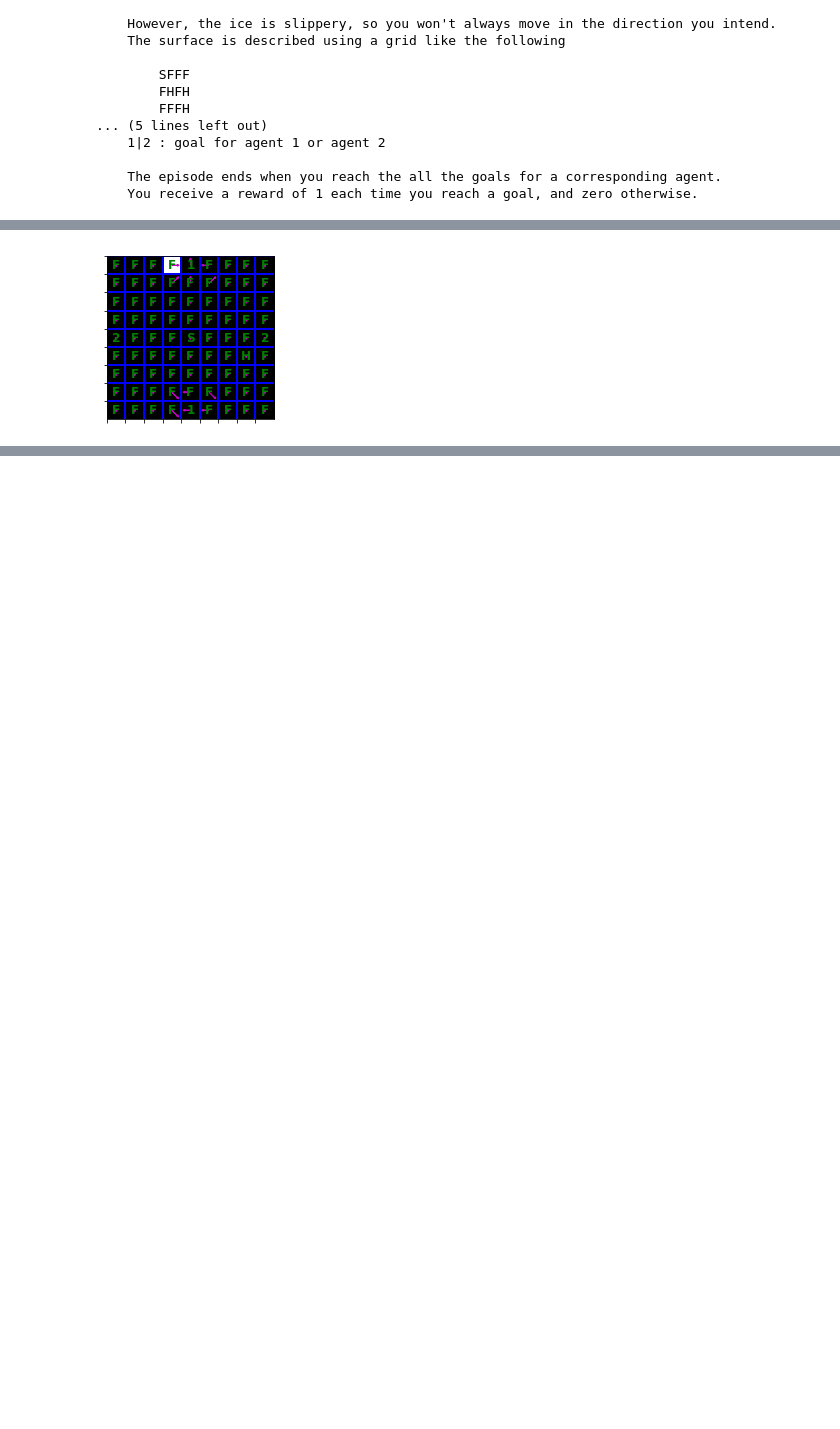
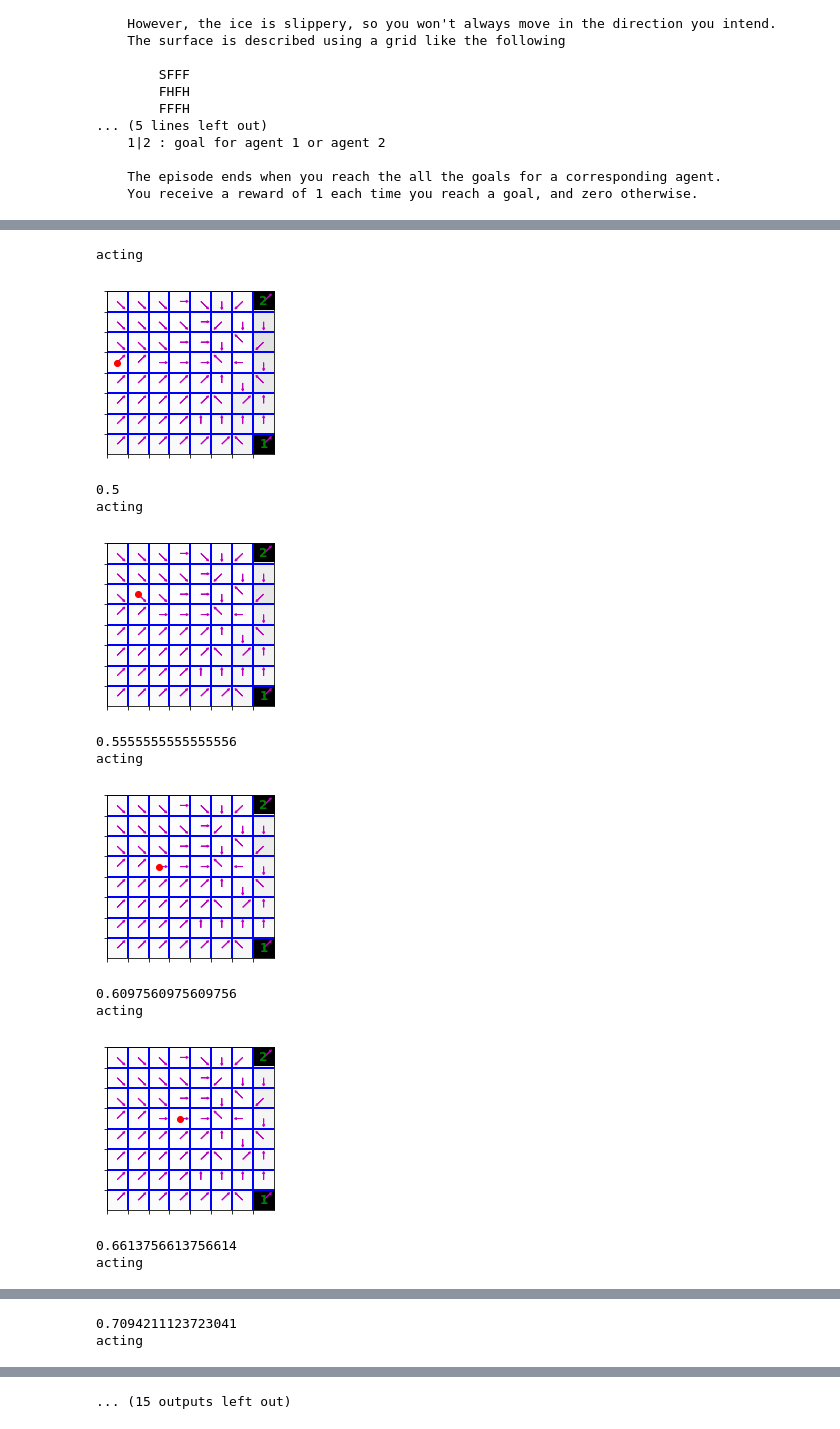
Before and after one commit to nishdesai/mixing_agent, a Jupyter notebook: Compromise.ipynb, the cells around one changed output, grey strips where cells are left out. Drawn from its saved outputs; the diff is of its cells as text; code cells hidden in the pictures; blank space fills up the shorter version.

Commit message:
implement pbvi

```diff
--- a/Compromise.ipynb
+++ b/Compromise.ipynb
@@ -225,8 +239,8 @@ def pbvi(mdp1, mdp2, initial_belief, num_points=100, num_iter=100, gamma=1.0):
 
     return support_vectors
 # %%
-mdp1 = MDP(FrozenLakeEnvSequentialMultigoal(goal=1, is_slippery=True))
-mdp2 = MDP(FrozenLakeEnvSequentialMultigoal(goal=2, is_slippery=False))
-initial_belief = Belief(40<<4, mdp1.nS, 0.5)
-support_vectors = pbvi(mdp1, mdp2, initial_belief, 500)
+mdp1 = MDP(FrozenLakeEnvSequentialMultigoal(goal=1, is_slippery=False))
+mdp2 = MDP(FrozenLakeEnvSequentialMultigoal(goal=2, is_slippery=True))
+initial_belief = Belief(24<<2, mdp1.nS, 0.5)
+support_vectors = pbvi(mdp1, mdp2, initial_belief, 400, num_iter=500)
 # %% [output]
@@ -250,3 +266,5 @@ len 139
+# %%
+support_vectors = pickle.load(open('support_vectors.pkl', 'rb'))
 # %%
 def plot_values(V, pi, s):
     V = V[:-1]
@@ -326,8 +354,20 @@ def run_mixing_agent(true_mdp, mdp1, mdp2, support_vectors, w1, vis=plot_values)
 # %%
 mdp1 = MDP(FrozenLakeEnvSequentialMultigoal(goal=1, is_slippery=False))
 mdp2 = MDP(FrozenLakeEnvSequentialMultigoal(goal=2, is_slippery=True))
 true_mdp = MDP(FrozenLakeEnvSequentialMultigoal(goal=1, is_slippery=False))
 
-traj = run_mixing_agent(true_mdp, mdp1, mdp2, support_vectors ,w1=1.0)
+traj = run_mixing_agent(true_mdp, mdp1, mdp2, support_vectors, w1=0.5)
 # %% [output]
+acting
-[figure, old version]
+[figure, new version]
+0.5
+acting
+[figure, added]
+0.5555555555555556
+acting
+[figure, added]
+0.6097560975609756
+acting
+[figure, added]
+0.6613756613756614
+acting
@@ -333,0 +375,2 @@ traj = run_mixing_agent(true_mdp, mdp1, mdp2, support_vectors ,w1=1.0)
+0.7094211123723041
+acting
@@ -333,0 +378 @@ traj = run_mixing_agent(true_mdp, mdp1, mdp2, support_vectors ,w1=1.0)
+... (15 outputs left out)
```
Also changed, not shown: parts of 14 cells of this notebook, 2 other files.
